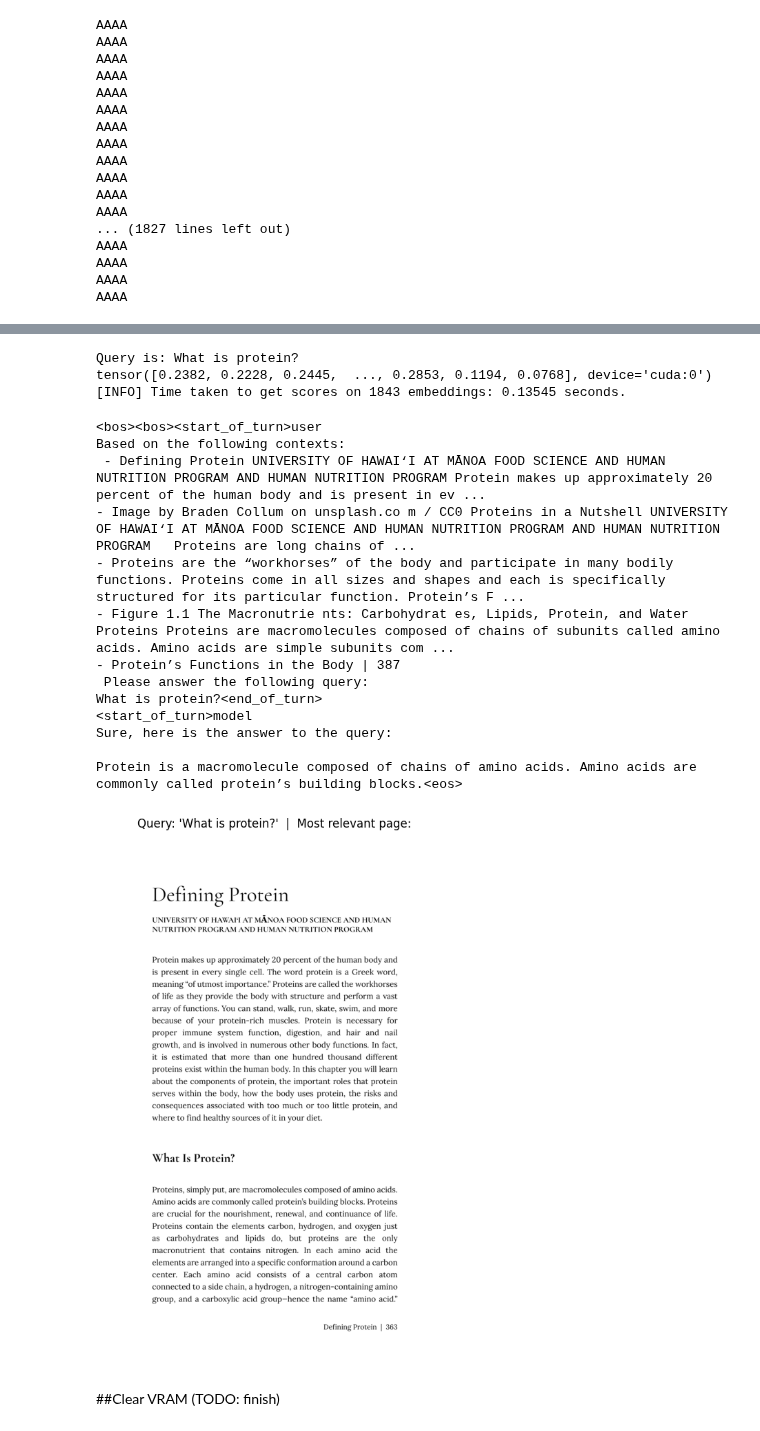
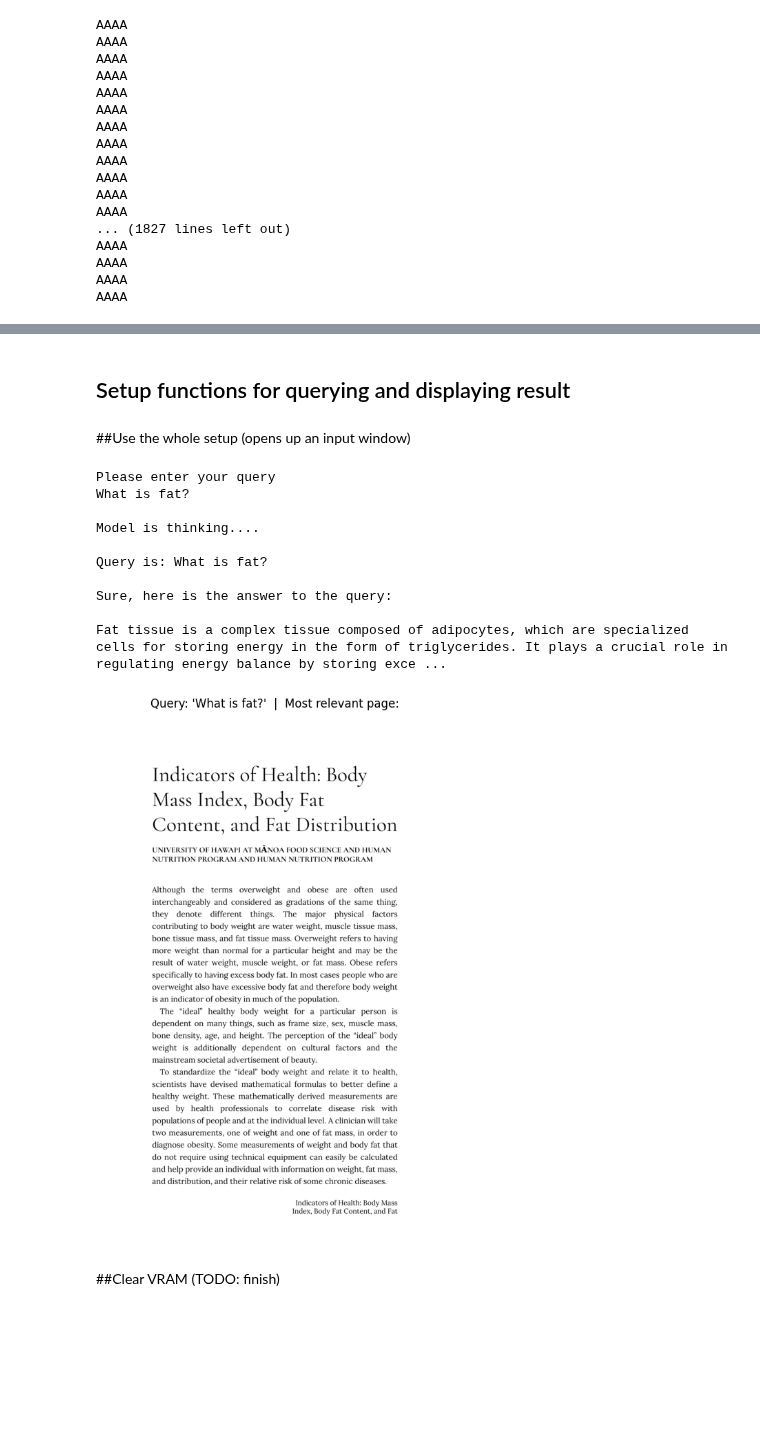
Before and after one commit to DariusStaugas/rag-from-scratch-colab, a Jupyter notebook: RAG_tutorial.ipynb, the cells around one changed output, grey strips where cells are left out. Cells and saved outputs as stored; diff of their text form; code cells hidden in the pictures; blank space fills up the shorter version.

Commit message:
Better query input, fixed output sampling

```diff
--- a/RAG_tutorial.ipynb
+++ b/RAG_tutorial.ipynb
@@ -296,10 +300,10 @@ def retrieve_relevant_resources(query: str,
   #Get similarity score with dot product (or use cosine similarity if the output is not normalised) ((WHYYYY??))
   start_time = timer() #This tracks how long the search takes
   dot_scores = util.dot_score(a=q_embedding, b=embeddings)[0]
-  print(dot_scores)
+  if VERBOSE_MODE: print(f"[INFO] The dot scores are: {dot_scores}")
   end_time = timer()
   #Display the time taken
-  print(f"[INFO] Time taken to get scores on {len(embeddings)} embeddings: {end_time-start_time:.5f} seconds.")
+  if VERBOSE_MODE: print(f"[INFO] Time taken to get scores on {len(embeddings)} embeddings: {end_time-start_time:.5f} seconds.")
 
   # Get the top-k results (for now top 5)
   top_results_dot_prod = torch.topk(dot_scores, k=5)
@@ -386,5 +390,6 @@ def get_output(prompt: str,
   tokenized_prompt = llm_tokenizer(prompt, return_tensors="pt").to(LLM_TOKENIZER_DEVICE) #TODO: investigate attention masks
   outputs = llm_model.generate(**tokenized_prompt, # ** unpacks the tokenize_prompts list. Effectively the same sa putting in (tokenized_prompt["input_ids"], tokenized_prompt["attention_masks"])
                               temperature=LLM_TEMPERATURE,
+                               do_sample=True,
                               max_new_tokens=MAX_NEW_TOKENS_IN_OUTPUT)
   return llm_tokenizer.decode(outputs[0]) #Originally outputs are returned in embeddings
@@ -440,0 +411,2 @@ Trying to resume download...
+# %% [markdown]
+## Setup functions for querying and displaying result
@@ -441,37 +439,47 @@ Trying to resume download...
+# %%
+def trim_output(output: str) -> str:
+  eos_index= output.find(MODEL_START_OF_TURN_TOKEN)
+  if eos_index != -1:
+    return output[eos_index + len(MODEL_START_OF_TURN_TOKEN):]
+  else:
+    return f" ERROR: Your MODEL_START_OF_TURN_TOKEN {MODEL_START_OF_TURN_TOKEN} was not found in the provided output: {output}. Please check the global variable, or set show_full_input to True"
 # %%
-#Define the query (TODO: make the input prettier)
-query = "What is protein?"
 
-#Get indices of the most relevant contexts.
-best_context_scores, best_context_indices = retrieve_relevant_resources(query=query, embeddings=embeddings)
+def query_the_model(show_full_input: bool):
 
-#Constructs the input prompt and gets the output
-prompt = make_prompt(query=query, indices=best_context_indices, text_chunks_and_embedding_df=text_chunks_and_embedding_df)
+  #Get the query
+  query=input("Please enter your query \n")
+  print("\nModel is thinking....\n")
 
-#And finally get the output from the LLM (TODO: format this to make it prettier?)
-output = get_output(prompt=prompt, llm_model=llm_model, llm_tokenizer=llm_tokenizer)
-print(output)
+  #Get indices of the most relevant contexts.
+  best_context_scores, best_context_indices = retrieve_relevant_resources(query=query, embeddings=embeddings)
 
-#Display the page with the best context
-show_correct_page(page_index=best_context_indices[0].item(), text_chunks_and_embedding_df=text_chunks_and_embedding_df)
+  #Constructs the input prompt and gets the output
+  prompt = make_prompt(query=query, indices=best_context_indices, text_chunks_and_embedding_df=text_chunks_and_embedding_df)
+
+  #And finally get the output from the LLM (TODO: format this to make it prettier?)
+  output = get_output(prompt=prompt, llm_model=llm_model, llm_tokenizer=llm_tokenizer)
+
+  print(output if show_full_input else trim_output(output))
+
+  #Display the page with the best context
+  show_correct_page(page_index=best_context_indices[0].item(), text_chunks_and_embedding_df=text_chunks_and_embedding_df, query=query)
-# %% [output]
-Query is: What is protein?
-tensor([0.2382, 0.2228, 0.2445,  ..., 0.2853, 0.1194, 0.0768], device='cuda:0')
-[INFO] Time taken to get scores on 1843 embeddings: 0.13545 seconds.
-<bos><bos><start_of_turn>user
-Based on the following contexts:
- - Defining Protein UNIVERSITY OF HAWAI‘I AT MĀNOA FOOD SCIENCE AND HUMAN NUTRITION PROGRAM AND HUMAN NUTRITION PROGRAM Protein makes up approximately 20 percent of the human body and is present in ev ...
-- Image by Braden Collum on unsplash.co m / CC0 Proteins in a Nutshell UNIVERSITY OF HAWAI‘I AT MĀNOA FOOD SCIENCE AND HUMAN NUTRITION PROGRAM AND HUMAN NUTRITION PROGRAM   Proteins are long chains of ...
-- Proteins are the “workhorses” of the body and participate in many bodily functions. Proteins come in all sizes and shapes and each is specifically structured for its particular function. Protein’s F ...
-- Figure 1.1 The Macronutrie nts: Carbohydrat es, Lipids, Protein, and Water Proteins Proteins are macromolecules composed of chains of subunits called amino acids. Amino acids are simple subunits com ...
-- Protein’s Functions in the Body | 387
- Please answer the following query:
-What is protein?<end_of_turn>
-<start_of_turn>model
-Sure, here is the answer to the query:
-
-Protein is a macromolecule composed of chains of amino acids. Amino acids are commonly called protein’s building blocks.<eos>
-[figure, removed]
+# %% [markdown]
+##Use the whole setup (opens up an input window)
+# %%
+query_the_model(show_full_input=False)
+# %% [output]
+Please enter your query
+What is fat?
+
+Model is thinking....
+
+Query is: What is fat?
+
+Sure, here is the answer to the query:
+
+Fat tissue is a complex tissue composed of adipocytes, which are specialized cells for storing energy in the form of triglycerides. It plays a crucial role in regulating energy balance by storing exce ...
+[figure, added]
 # %% [markdown]
 ##Clear VRAM (TODO: finish)
 # %%
```
Also changed, not shown: parts of 6 cells of this notebook.
